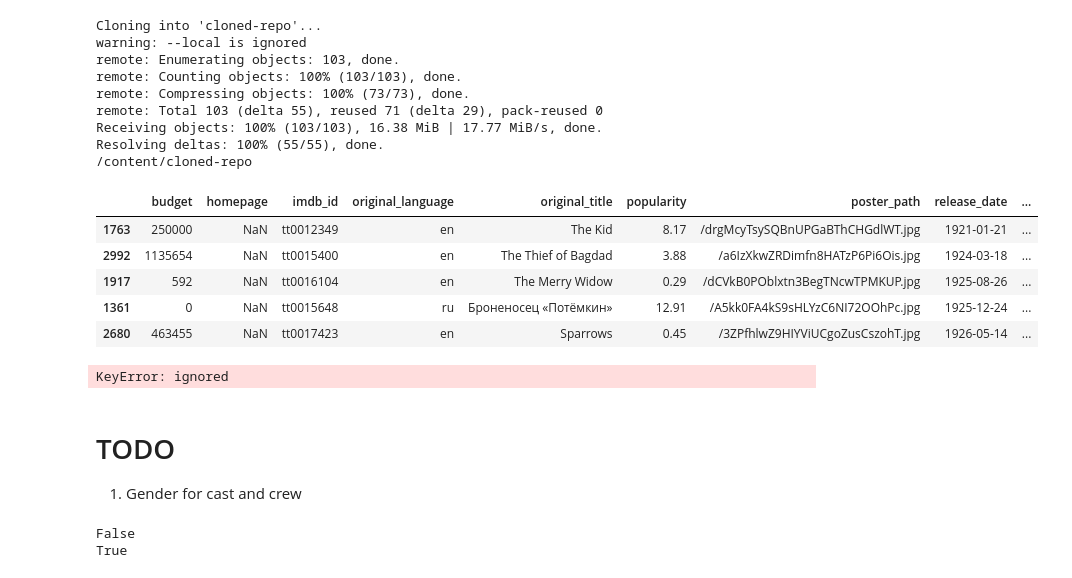
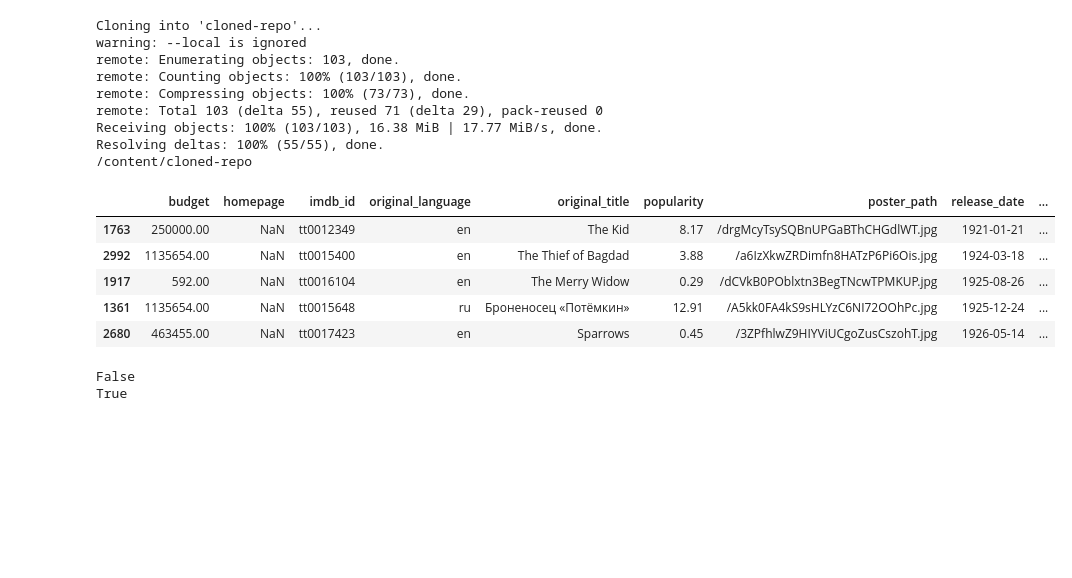
Before and after one commit to Idan707/Kaggle_TMDB_Box_Office_Prediction, a Jupyter notebook: Kaggle_TMDB_Box_Office_Prediction.ipynb, the cells around one changed output. Drawn from its saved outputs; the diff is of its cells as text; code cells hidden in the pictures; blank space fills up the shorter version.

```diff
--- a/Kaggle_TMDB_Box_Office_Prediction.ipynb
+++ b/Kaggle_TMDB_Box_Office_Prediction.ipynb
@@ -163,54 +163,44 @@ df = extract_genres(df)
 
 df = extract_common(df, col='production_companies', limit=30)
 df = extract_common(df, col='production_countries', limit=20)
 df = extract_common(df, col='spoken_languages', limit=15)
 df = extract_common(df, col='Keywords', limit=15)
 df = add_director_gender(df, col='crew', dict_key_in='job', dict_value_in='Producer')
 df = add_director_gender(df, col='crew', dict_key_in='job', dict_value_in='Director')
 df = add_director_gender(df, col='cast', dict_key_in='order', dict_value_in=0)
 df = add_director_gender(df, col='cast', dict_key_in='order', dict_value_in=1)
 df = extract_common(df, col='cast', limit=15)
 df = extract_common(df, col='crew', limit=15)
 df = add_datepart(df,col = 'release_date')
 df = last_year_metrics(df)
 df = days_diff_from_last_movie(df)
 df = ratios(df)
 df = extract_common_overview_words(df, col='overview')
 
+
 df['belongs_to_collection_bool'] = np.where(df['belongs_to_collection'].isna(), 0, 1)
 df.drop(['belongs_to_collection'], axis=1, inplace=True)
 
 # counting the numbers of words in the movie title
 df['original_title_words'] = df.original_title.str.split()
 df['original_title_words'] = df['original_title_words'].apply(lambda x: len(x))
 
 # fill missing values
-#df['budget'] = np.where(df['budget'] == 0, df['last_period_median_budget'], df['budget'])
-#df['revenue'] = np.where(df['budget'] == 0, df['last_period_median_budget'], df['budget'])
+df['budget'] = np.where(df['budget'] == 0, df['last_period_median_budget'], df['budget'])
+df['revenue'] = np.where(df['revenue'] == 0, df['last_period_median_revenue'], df['revenue'])
+
+df = pd.get_dummies(df, prefix=['job_Producer_gender', 'job_Director_gender', 'order_0_gender', 'order_1_gender'],
+                        columns=['job_Producer_gender', 'job_Director_gender', 'order_0_gender', 'order_1_gender'])
 
 
 df.head(5)
 # %% [output]
 |  | budget | homepage | imdb_id | original_language | original_title | popularity | poster_path | release_date | ... |
-| 1763 | 250000 | NaN | tt0012349 | en | The Kid | 8.17 | /drgMcyTsySQBnUPGaBThCHGdlWT.jpg | 1921-01-21 | ... |
-| 2992 | 1135654 | NaN | tt0015400 | en | The Thief of Bagdad | 3.88 | /a6IzXkwZRDimfn8HATzP6Pi6Ois.jpg | 1924-03-18 | ... |
-| 1917 | 592 | NaN | tt0016104 | en | The Merry Widow | 0.29 | /dCVkB0POblxtn3BegTNcwTPMKUP.jpg | 1925-08-26 | ... |
-| 1361 | 0 | NaN | tt0015648 | ru | Броненосец «Потёмкин» | 12.91 | /A5kk0FA4kS9sHLYzC6NI72OOhPc.jpg | 1925-12-24 | ... |
-| 2680 | 463455 | NaN | tt0017423 | en | Sparrows | 0.45 | /3ZPfhlwZ9HIYViUCgoZusCszohT.jpg | 1926-05-14 | ... |
+| 1763 | 250000.00 | NaN | tt0012349 | en | The Kid | 8.17 | /drgMcyTsySQBnUPGaBThCHGdlWT.jpg | 1921-01-21 | ... |
+| 2992 | 1135654.00 | NaN | tt0015400 | en | The Thief of Bagdad | 3.88 | /a6IzXkwZRDimfn8HATzP6Pi6Ois.jpg | 1924-03-18 | ... |
+| 1917 | 592.00 | NaN | tt0016104 | en | The Merry Widow | 0.29 | /dCVkB0POblxtn3BegTNcwTPMKUP.jpg | 1925-08-26 | ... |
+| 1361 | 1135654.00 | NaN | tt0015648 | ru | Броненосец «Потёмкин» | 12.91 | /A5kk0FA4kS9sHLYzC6NI72OOhPc.jpg | 1925-12-24 | ... |
+| 2680 | 463455.00 | NaN | tt0017423 | en | Sparrows | 0.45 | /3ZPfhlwZ9HIYViUCgoZusCszohT.jpg | 1926-05-14 | ... |
-# %%
-list_of_cast_names = list(df['cast'].apply(lambda x: [i['name'] for i in x] if x != {} else []).values)
-top_cast_names = [m[0] for m in Counter([i for j in list_of_cast_names for i in j]).most_common(15)]
-
-for g in top_cast_names:
-    df['cast_name_' + g] = df['cast'].apply(lambda x: 1 if g in str(x) else 0)
-    df['genders_0_cast'] = df['cast'].apply(lambda x: sum([1 for i in x if i['gender'] == 0]))
-    df['genders_1_cast'] = df['cast'].apply(lambda x: sum([1 for i in x if i['gender'] == 1]))
-    df['genders_2_cast'] = df['cast'].apply(lambda x: sum([1 for i in x if i['gender'] == 2]))
-# %% [output]
-KeyError: ignored
-# %% [markdown]
-# TODO
-1. Gender for cast and crew
 # %%
 from sklearn.experimental import enable_iterative_imputer
 from sklearn.impute import IterativeImputer
```
Also changed, not shown: parts of 2 cells of this notebook.
